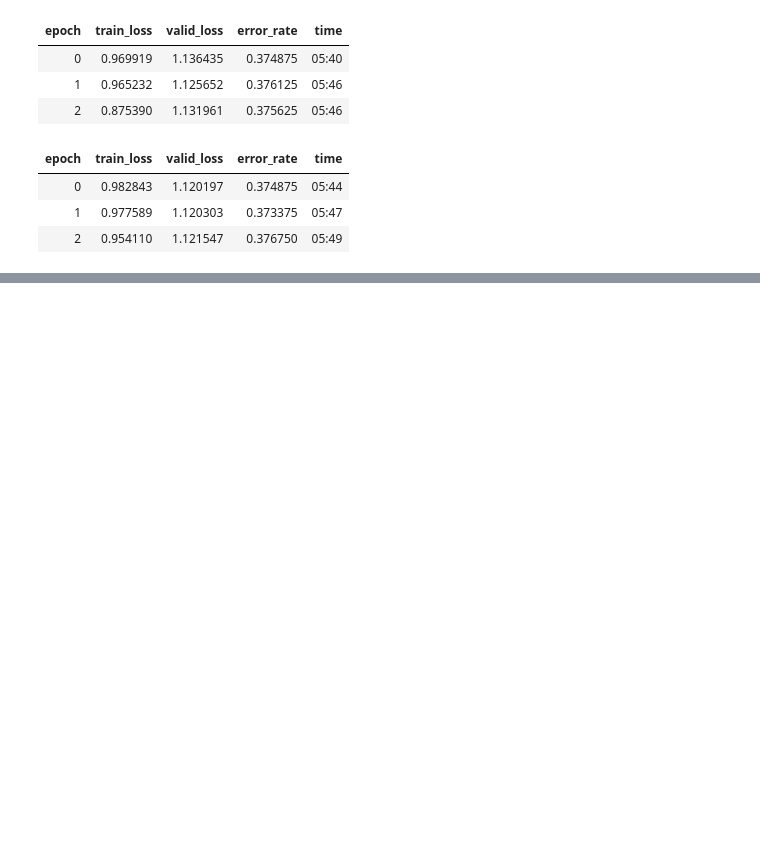
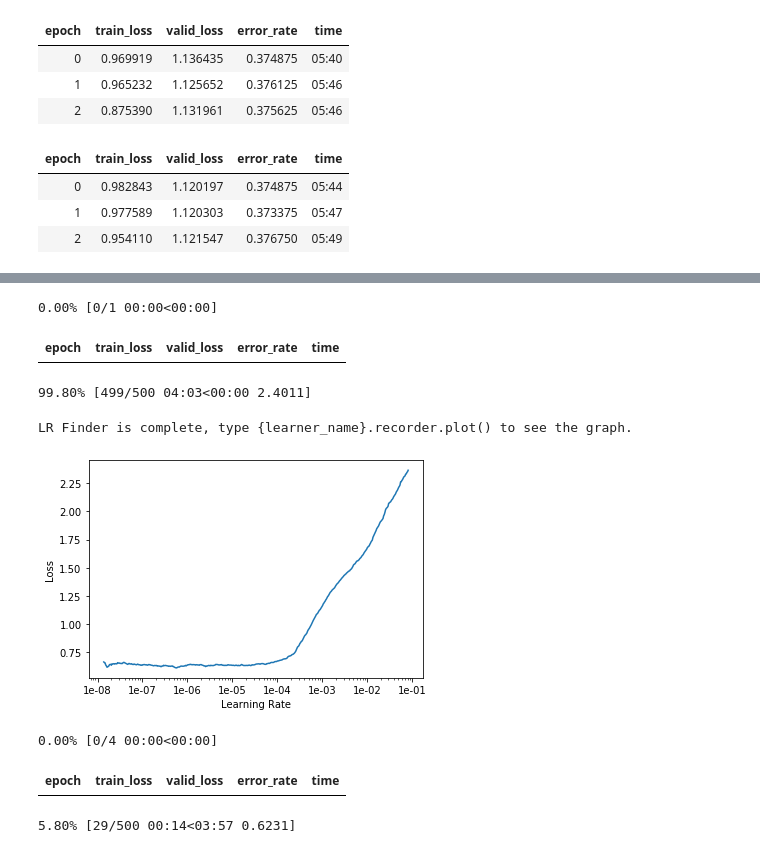
Before and after one commit to Arden-Zhu/fashion_net2, a Jupyter notebook: DeepFashion_classifer_by_category_picked.ipynb, the cells around one changed output, grey strips where cells are left out. Saved outputs shown, nothing was run; the diff lists cells and outputs as text; code cells hidden in the pictures; blank space fills up the shorter version.

```diff
--- a/DeepFashion_classifer_by_category_picked.ipynb
+++ b/DeepFashion_classifer_by_category_picked.ipynb
@@ -226,0 +240,3 @@ learn.save('stage-4-3')
+# %%
+learn.fit_one_cycle(4, max_lr=5e-5)
+learn.save('stage-5-1')
@@ -226,0 +251,16 @@ learn.save('stage-4-3')
+# %%
+learn.lr_find(start_lr=1e-8, end_lr=1e-1, num_it=500)
+learn.recorder.plot()
+# %% [output]
+0.00% [0/1 00:00<00:00]
+| epoch | train_loss | valid_loss | error_rate | time |
+99.80% [499/500 04:03<00:00 2.4011]
+LR Finder is complete, type {learner_name}.recorder.plot() to see the graph.
+[figure, added]
+# %%
+learn.fit_one_cycle(4, max_lr=1e-5)
+learn.save('stage-6-1')
+# %% [output]
+0.00% [0/4 00:00<00:00]
+| epoch | train_loss | valid_loss | error_rate | time |
+5.80% [29/500 00:14<03:57 0.6231]
```
Also changed, not shown: parts of 6 cells of this notebook.
